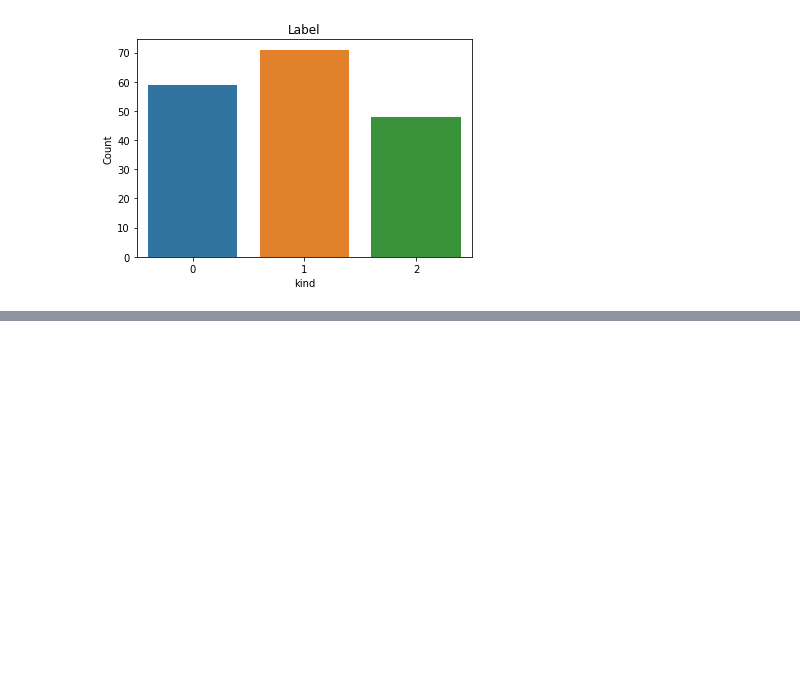
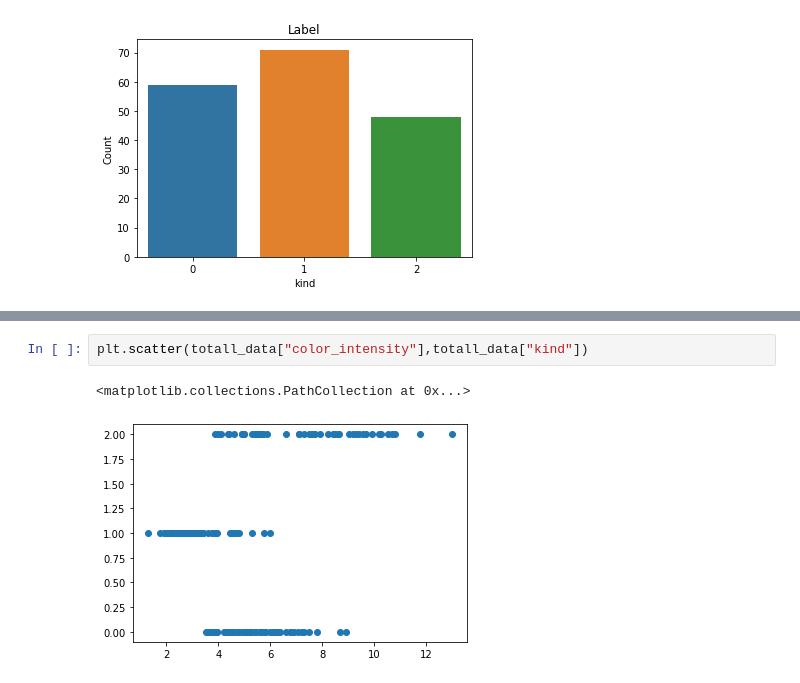
Before and after one commit to g202235409/practice, a Jupyter notebook: 3.10.ipynb, the cells around one changed output, grey strips where cells are left out. Drawn from its saved outputs; the diff is of its cells as text; blank space fills up the shorter version.

```diff
--- a/3.10.ipynb
+++ b/3.10.ipynb
@@ -21,0 +47,5 @@ Text(0.5, 1.0, 'Label')
+# %%
+plt.scatter(totall_data["color_intensity"],totall_data["kind"])
+# %% [output]
+<matplotlib.collections.PathCollection at 0x...>
+[figure, added]
```
Also changed, not shown: parts of 11 cells of this notebook.
